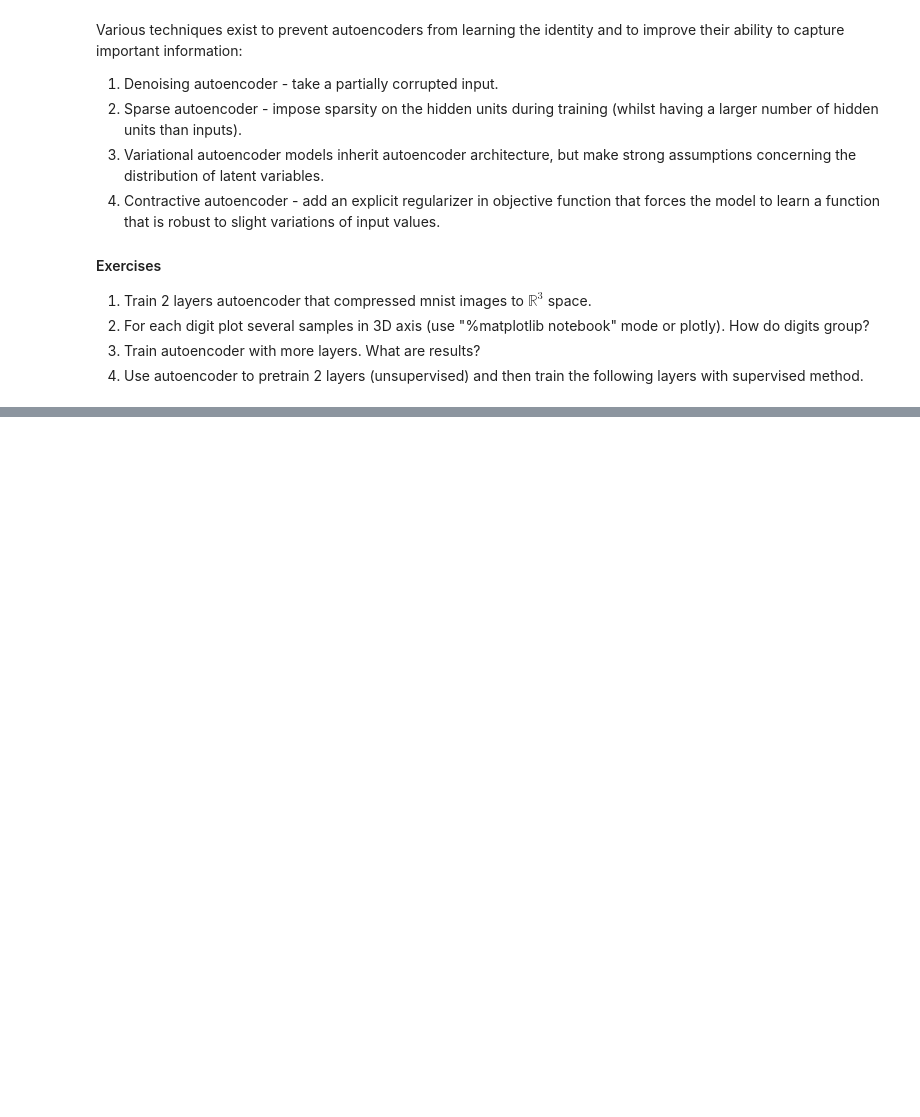
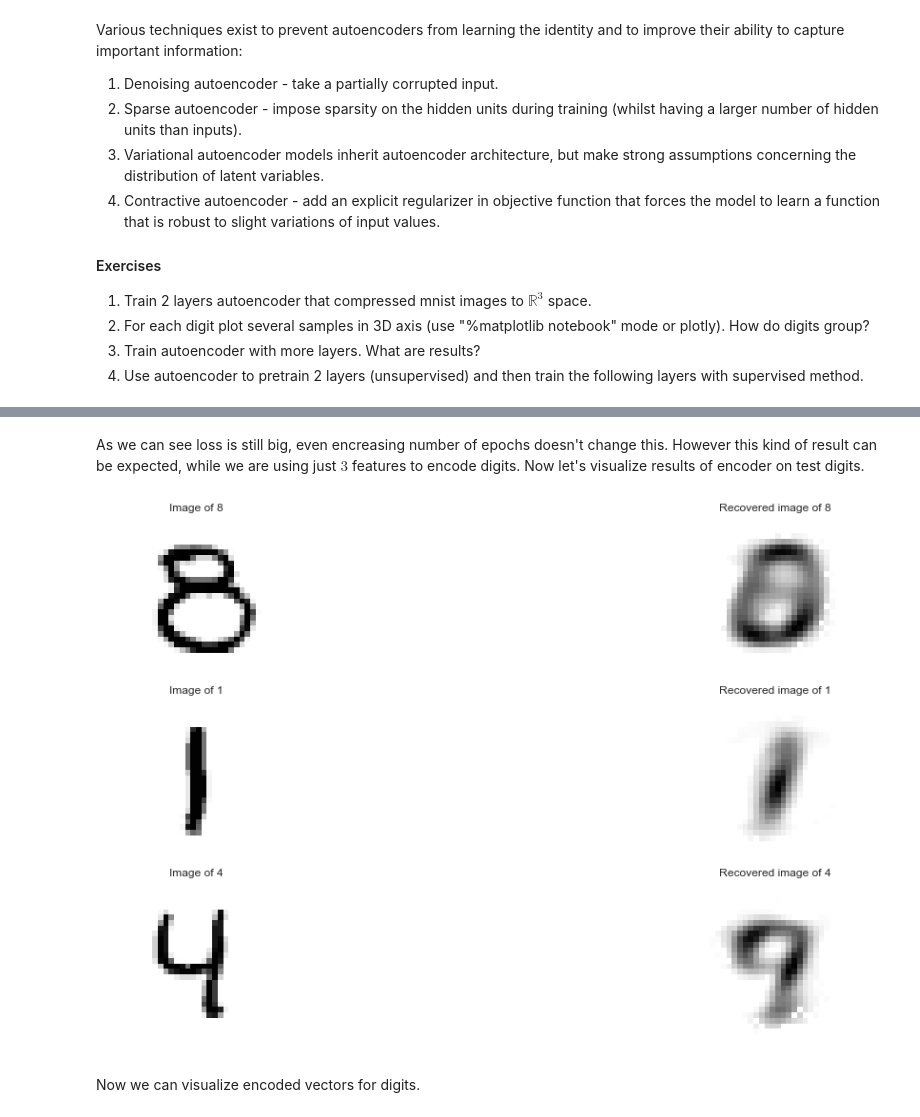
Before and after one commit to puhsu/renju, a Jupyter notebook: labs/lab2/lab-2.ipynb, the cells around one changed output, grey strips where cells are left out. Drawn from its saved outputs; the diff is of its cells as text; code cells hidden in the pictures; blank space fills up the shorter version.

```diff
--- a/labs/lab2/lab-2.ipynb
+++ b/labs/lab2/lab-2.ipynb
@@ -74,13 +74,13 @@ from matplotlib import pyplot as plt
 plt.style.use('seaborn')
 %matplotlib inline
 # %%
-df = pd.read_csv('../mnist_train.csv', header=None)
-X_train = df.iloc[:,1:].values.astype('float32') * (1.0 / 255.0)
-y_train = df.iloc[:,:1].values.astype('int32')
+df_train = pd.read_csv('../mnist_train.csv', header=None)
+X_train = df_train.iloc[:,1:].values.astype('float32') * (1.0 / 255.0)
+y_train = df_train.iloc[:,:1].values.astype('int32')
 
-df = pd.read_csv('../mnist_test.csv', header=None)
-X_test = df.iloc[:,1:].values.astype('float32') * (1.0 / 255.0)
-y_test = df.iloc[:,:1].values.astype('int32')
+df_test = pd.read_csv('../mnist_test.csv', header=None)
+X_test = df_test.iloc[:,1:].values.astype('float32') * (1.0 / 255.0)
+y_test = df_test.iloc[:,:1].values.astype('int32')
 
 # use one_hot encoding for labels
 y_train = np.eye(10)[y_train.reshape(-1)].astype('float32')
@@ -781,0 +611,10 @@ error on test  set 0.97679
+# %%
+sess = tf.Session()
+sess.run(tf.global_variables_initializer())
+
+for i in range(NUM_EPOCHS):
+    for batch, _ in get_batches(X_train, y_train):
+        _, l = sess.run([step, loss], {digits: batch})
+    if i % LOGS_PERIOD == 0:
+        print("\nEPOCH {} FINISHED".format(i))
+        print("LOSS ON BATCH:", l)
@@ -781,0 +633,29 @@ error on test  set 0.97679
+# %% [markdown]
+As we can see loss is still big, even encreasing number of epochs doesn't change this. However this kind of result can be expected, while we are using just $3$ features to encode digits. Now let's visualize results of encoder on test digits.
+# %%
+plt.figure(figsize=(20, 10))
+np.random.seed(13)
+ind = 1
+idx = np.random.randint(X_test.shape[0], size=3)
+for i in idx:
+    inp_image = X_test[i, :]
+    rec_image = sess.run(output, {digits: [inp_image]})
+
+    plt.subplot(3, 2, ind)
+    plt.axis('off')
+    plt.title('Image of {}'.format(np.argmax(y_test[i])))
+    plt.imshow(inp_image.reshape([28, 28]))
+
+
+    plt.subplot(3, 2, ind + 1)
+    plt.axis('off')
+    plt.title('Recovered image of {}'.format(np.argmax(y_test[i])))
+    plt.imshow(rec_image.reshape([28, 28]))
+
+    ind += 2
+
+plt.show()
+# %% [output]
+[figure, added]
+# %% [markdown]
+Now we can visualize encoded vectors for digits.
```
Also changed, not shown: parts of 11 cells of this notebook.
